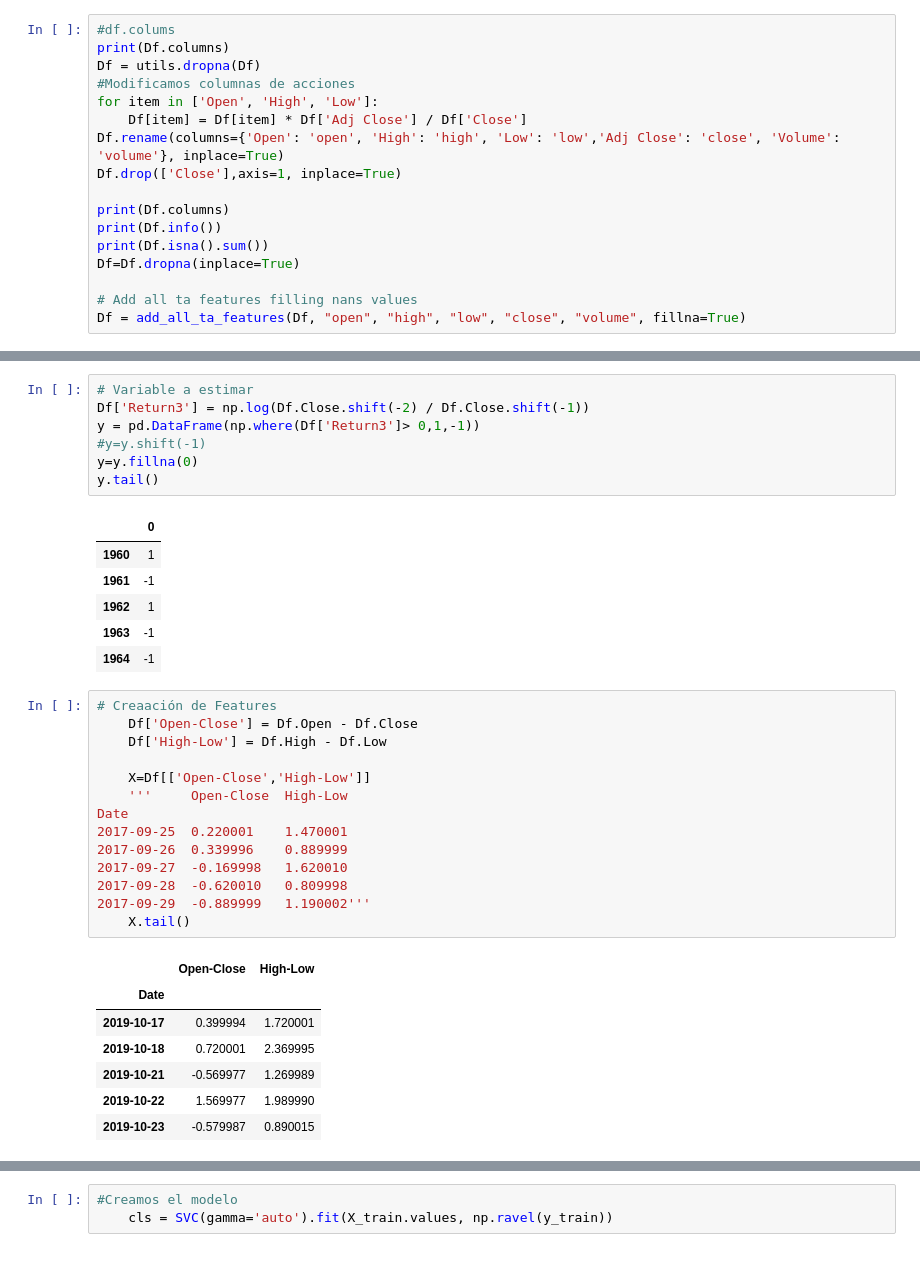
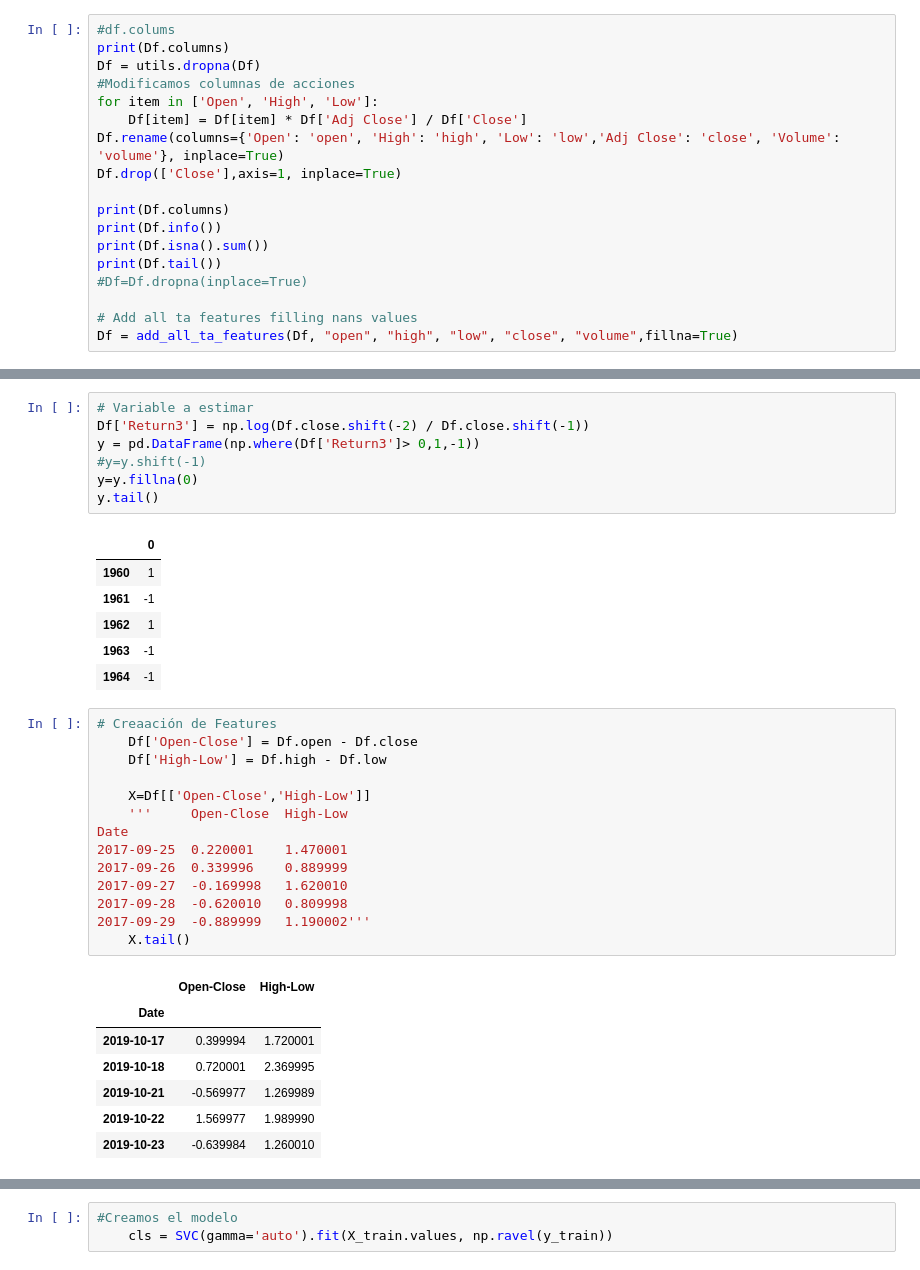
Before and after one commit to ferlucio2019/ejemplo2, a Jupyter notebook: primer_modelo.ipynb, the cells around one changed output, grey strips where cells are left out. Drawn from its saved outputs; the diff is of its cells as text.

```diff
--- a/primer_modelo.ipynb
+++ b/primer_modelo.ipynb
@@ -67,10 +67,11 @@ Df.drop(['Close'],axis=1, inplace=True)
 print(Df.columns)
 print(Df.info())
 print(Df.isna().sum())
-Df=Df.dropna(inplace=True)
+print(Df.tail())
+#Df=Df.dropna(inplace=True)
 
 # Add all ta features filling nans values
-Df = add_all_ta_features(Df, "open", "high", "low", "close", "volume", fillna=True)
+Df = add_all_ta_features(Df, "open", "high", "low", "close", "volume",fillna=True)
 # %% [output]
 Index(['High', 'Low', 'Open', 'Close', 'Volume', 'Adj Close'], dtype='object')
 Index(['high', 'low', 'open', 'volume', 'close'], dtype='object')
@@ -95,6 +94,6 @@ TypeError: 'NoneType' object is not subscriptable
 # %%
 # Variable a estimar
-Df['Return3'] = np.log(Df.Close.shift(-2) / Df.Close.shift(-1))
+Df['Return3'] = np.log(Df.close.shift(-2) / Df.close.shift(-1))
 y = pd.DataFrame(np.where(Df['Return3']> 0,1,-1))
 #y=y.shift(-1)
 y=y.fillna(0)
@@ -108,26 +107,26 @@ y.tail()
 | 1964 | -1 |
 # %%
 # Creaación de Features
-    Df['Open-Close'] = Df.Open - Df.Close
-    Df['High-Low'] = Df.High - Df.Low
+    Df['Open-Close'] = Df.open - Df.close
+    Df['High-Low'] = Df.high - Df.low
 
     X=Df[['Open-Close','High-Low']]
     ''' 	Open-Close 	High-Low
 Date
 2017-09-25 	0.220001 	1.470001
 2017-09-26 	0.339996 	0.889999
 2017-09-27 	-0.169998 	1.620010
 2017-09-28 	-0.620010 	0.809998
 2017-09-29 	-0.889999 	1.190002'''
     X.tail()
 # %% [output]
 |  | Open-Close | High-Low |
 | Date |  |  |
 | 2019-10-17 | 0.399994 | 1.720001 |
 | 2019-10-18 | 0.720001 | 2.369995 |
 | 2019-10-21 | -0.569977 | 1.269989 |
 | 2019-10-22 | 1.569977 | 1.989990 |
-| 2019-10-23 | -0.579987 | 0.890015 |
+| 2019-10-23 | -0.639984 | 1.260010 |
 # %%
 #Vemos la multicolinealidad con la correlación entre las features
 features=list(Df.columns[-2:])
```
Also changed, not shown: parts of 5 cells of this notebook.
